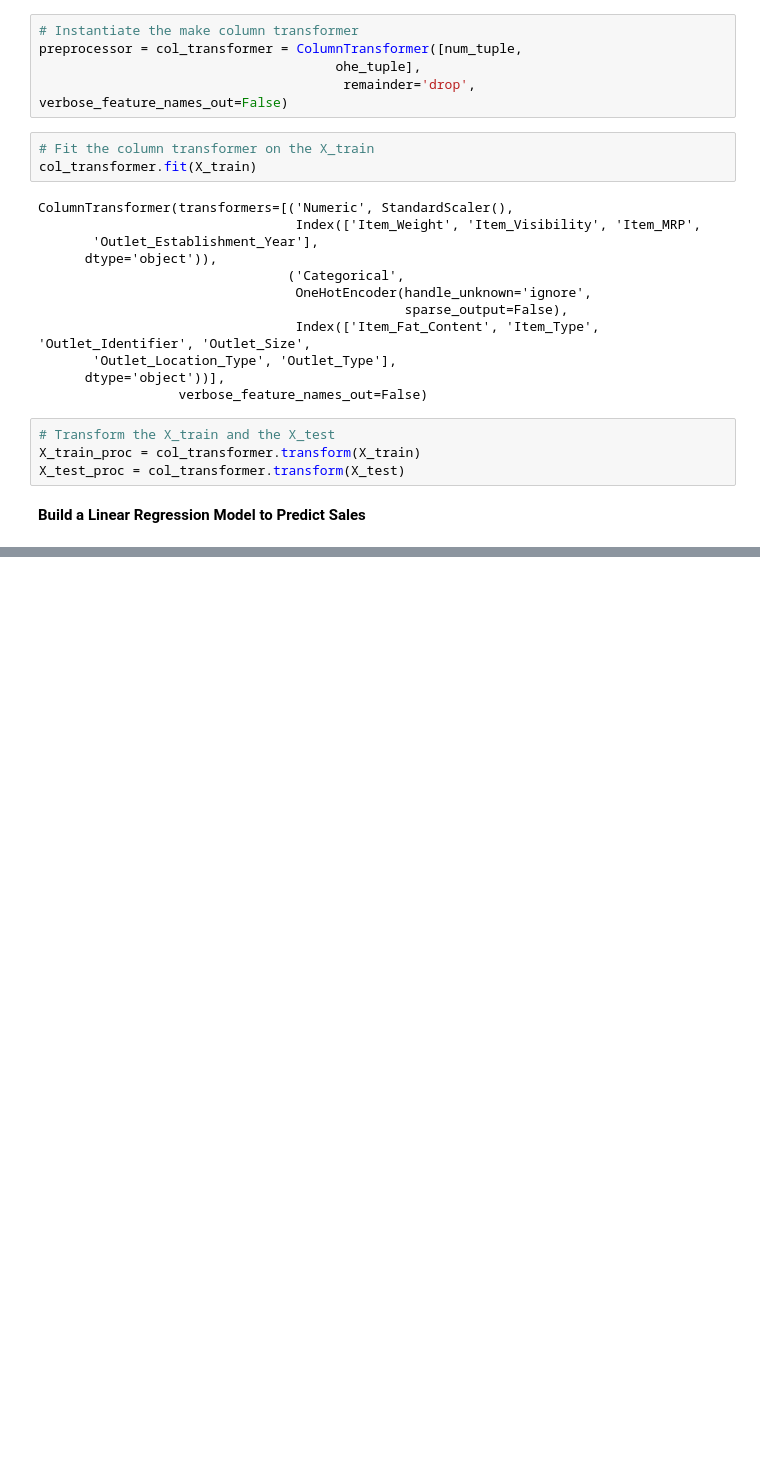
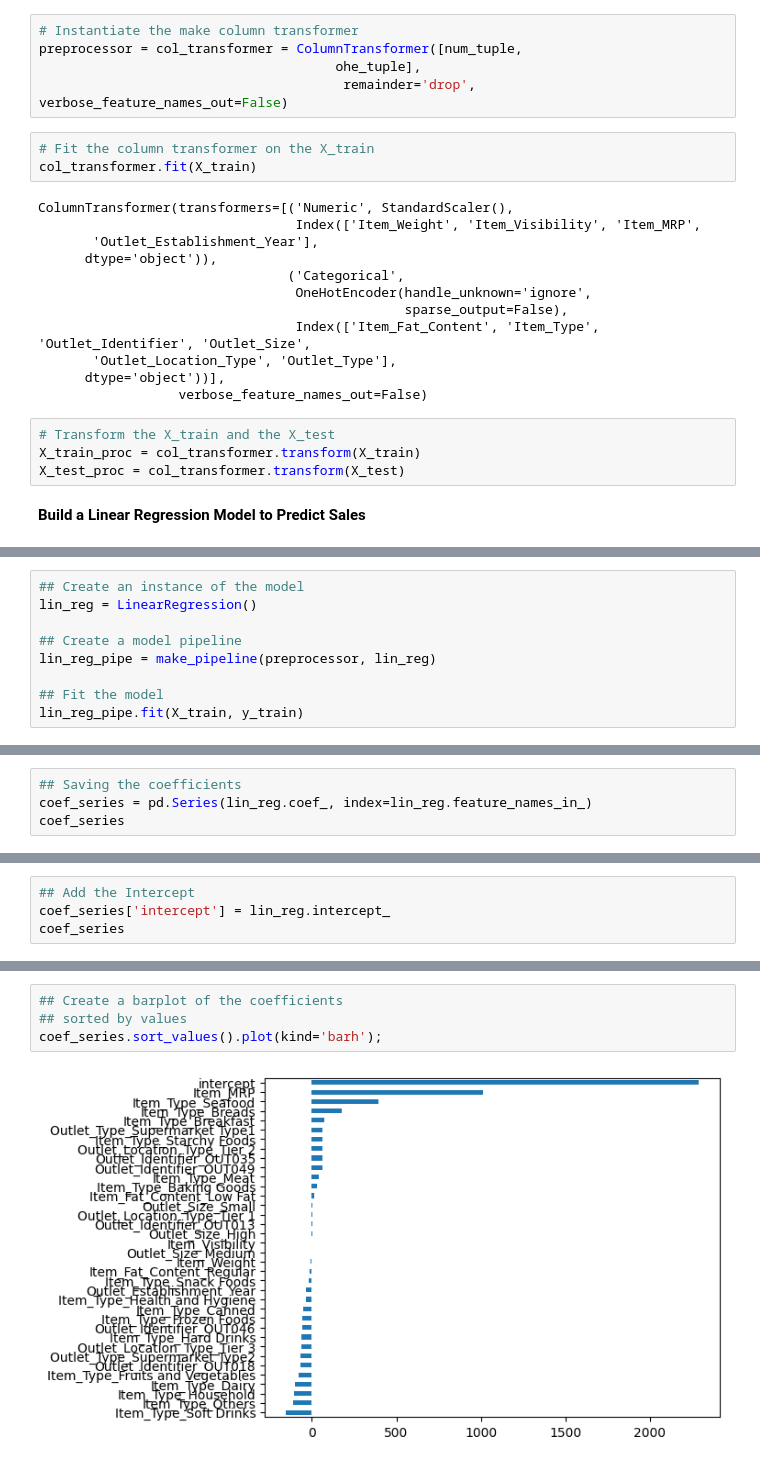
Before and after one commit to ddy623/Prediction-of-Product-Sales, a Jupyter notebook: Prediction_of_Product_SalesMachineLearning.ipynb, the cells around one changed output, grey strips where cells are left out. Drawn from its saved outputs; the diff is of its cells as text; blank space fills up the shorter version.

```diff
--- a/Prediction_of_Product_SalesMachineLearning.ipynb
+++ b/Prediction_of_Product_SalesMachineLearning.ipynb
@@ -376,0 +348,9 @@ Pipeline(steps=[('columntransformer',
+# %%
+## Create an instance of the model
+lin_reg = LinearRegression()
+
+## Create a model pipeline
+lin_reg_pipe = make_pipeline(preprocessor, lin_reg)
+
+## Fit the model
+lin_reg_pipe.fit(X_train, y_train)
@@ -376,0 +414,4 @@ Pipeline(steps=[('columntransformer',
+# %%
+## Saving the coefficients
+coef_series = pd.Series(lin_reg.coef_, index=lin_reg.feature_names_in_)
+coef_series
@@ -376,0 +436,4 @@ Pipeline(steps=[('columntransformer',
+# %%
+## Add the Intercept
+coef_series['intercept'] = lin_reg.intercept_
+coef_series
@@ -376,0 +482,6 @@ Pipeline(steps=[('columntransformer',
+# %%
+## Create a barplot of the coefficients
+## sorted by values
+coef_series.sort_values().plot(kind='barh');
+# %% [output]
+[figure, added]
```
Also changed, not shown: parts of 52 cells of this notebook.
